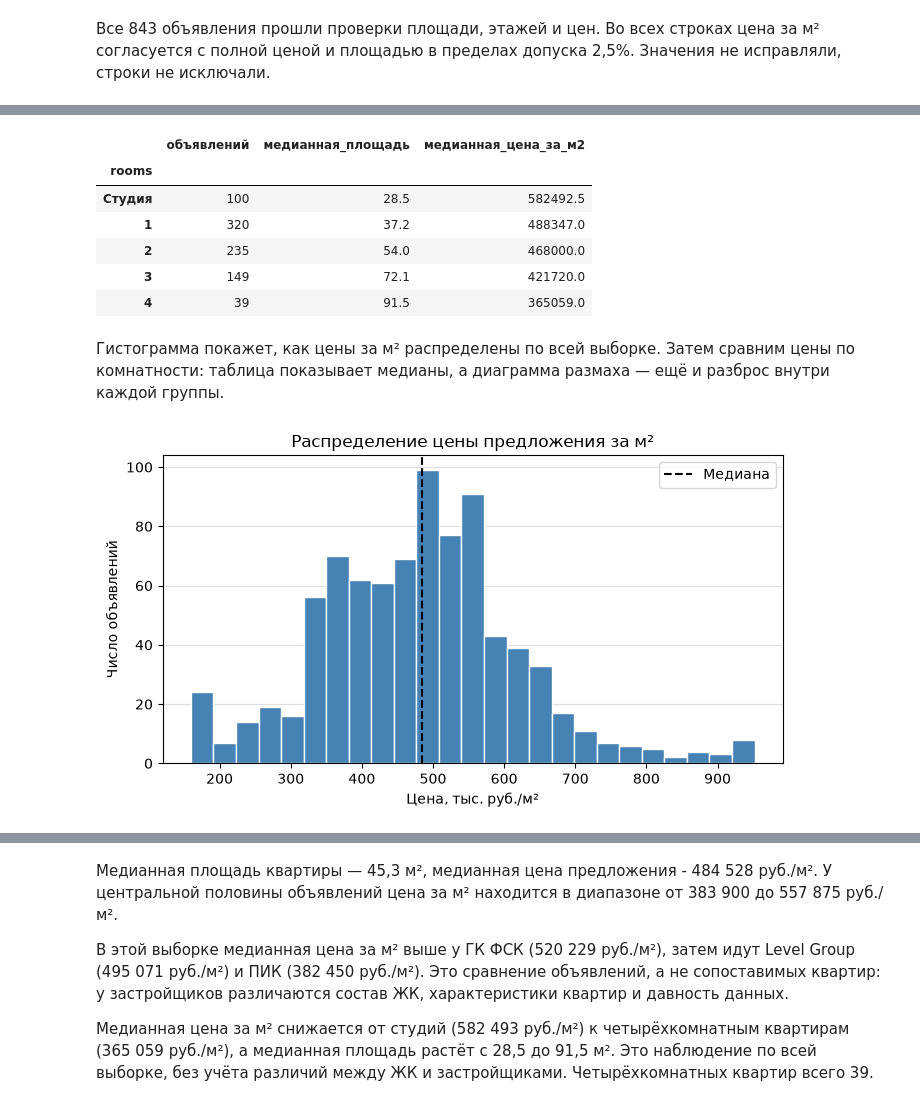
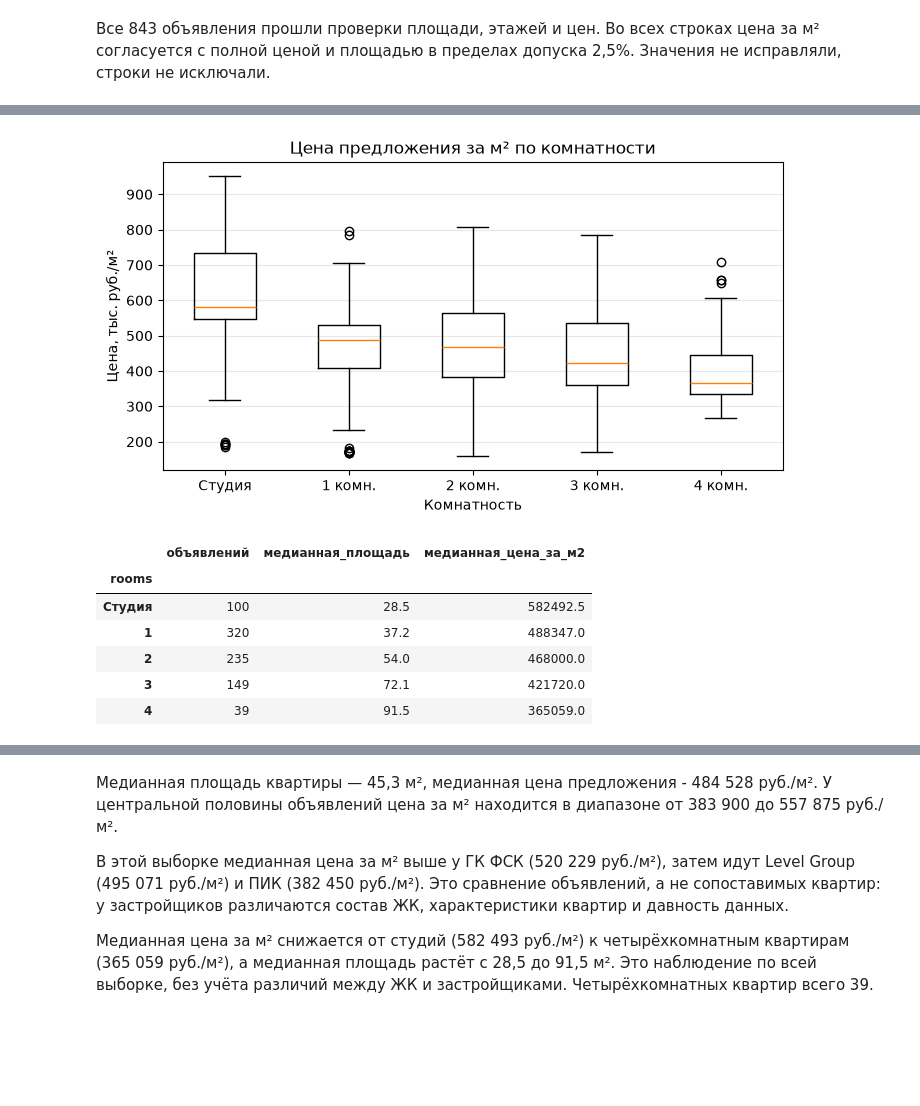
Before and after one commit to misha-mishin/newbuild-price-estimator, a Jupyter notebook: notebooks/eda.ipynb, the cells around one changed output, grey strips where cells are left out. Cells and saved outputs as stored; diff of their text form; code cells hidden in the pictures; blank space fills up the shorter version.

```diff
--- a/notebooks/eda.ipynb
+++ b/notebooks/eda.ipynb
@@ -334,12 +377,29 @@ df.groupby("developer").agg(
 | ГК ФСК | 224 | 11 | 50.7 | 520228.5 |
 | ПИК | 214 | 20 | 48.0 | 382450.0 |
 # %%
+# Строим вторую диаграмму размаха
+fig, ax = plt.subplots(figsize=(8, 4))
+ax.boxplot(
+    [price_k[df["rooms"] == r] for r in range(5)],
+    tick_labels=["Студия", "1 комн.", "2 комн.", "3 комн.", "4 комн."],
+)
+ax.set(
+    title="Цена предложения за м² по комнатности",
+    xlabel="Комнатность",
+    ylabel="Цена, тыс. руб./м²",
+)
+ax.set_axisbelow(True)
+ax.grid(axis="y", alpha=0.3)
+plt.show()
+
+# Собираем и выводим таблицу
 df.groupby("rooms").agg(
     объявлений=("area_m2", "size"),
     медианная_площадь=("area_m2", "median"),
     медианная_цена_за_м2=("asking_price_per_m2_rub", "median"),
 ).rename(index={0: "Студия"}).round(1)
 # %% [output]
+[figure, added]
 |  | объявлений | медианная_площадь | медианная_цена_за_м2 |
 | rooms |  |  |  |
 | Студия | 100 | 28.5 | 582492.5 |
@@ -347,24 +407,3 @@ df.groupby("rooms").agg(
 | 2 | 235 | 54.0 | 468000.0 |
 | 3 | 149 | 72.1 | 421720.0 |
 | 4 | 39 | 91.5 | 365059.0 |
-# %% [markdown]
-Гистограмма покажет, как цены за м² распределены по всей выборке.
-Затем сравним цены по комнатности: таблица показывает медианы,
-а диаграмма размаха — ещё и разброс внутри каждой группы.
-# %%
-price_k = df["asking_price_per_m2_rub"] / 1_000
-
-fig, ax = plt.subplots(figsize=(8, 4))
-ax.hist(price_k, bins=25, color="steelblue", edgecolor="white")
-ax.axvline(price_k.median(), color="black", linestyle="--", label="Медиана")
-ax.set(
-    title="Распределение цены предложения за м²",
-    xlabel="Цена, тыс. руб./м²",
-    ylabel="Число объявлений",
-)
-ax.legend()
-ax.set_axisbelow(True)
-ax.grid(axis="y", alpha=0.4)
-plt.show()
-# %% [output]
-[figure, removed]
```
Also changed, not shown: parts of 5 cells of this notebook.
